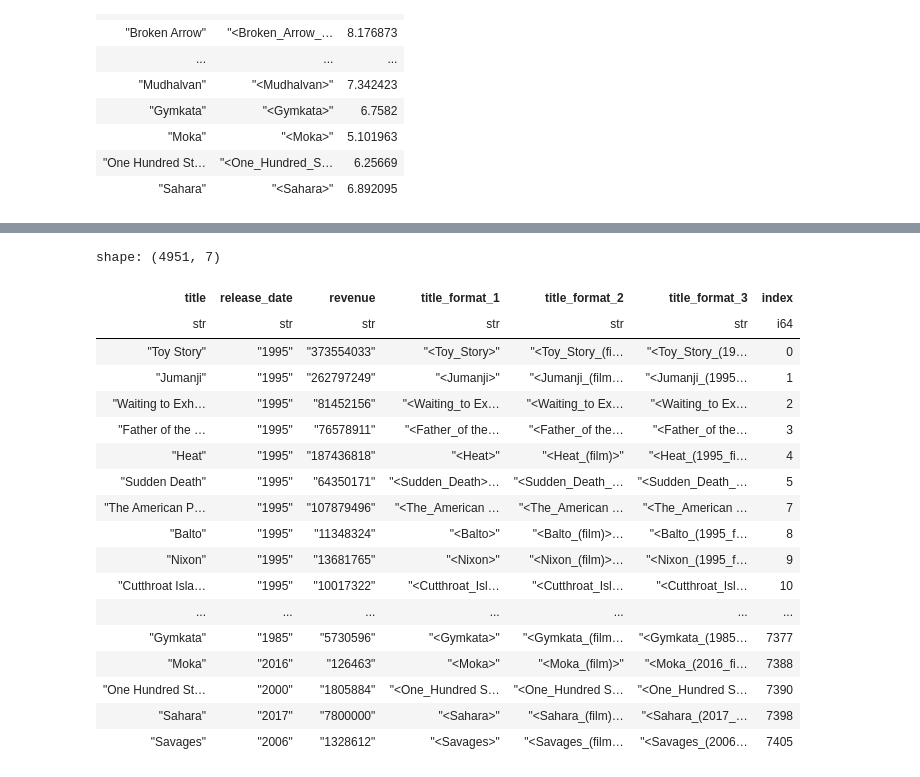
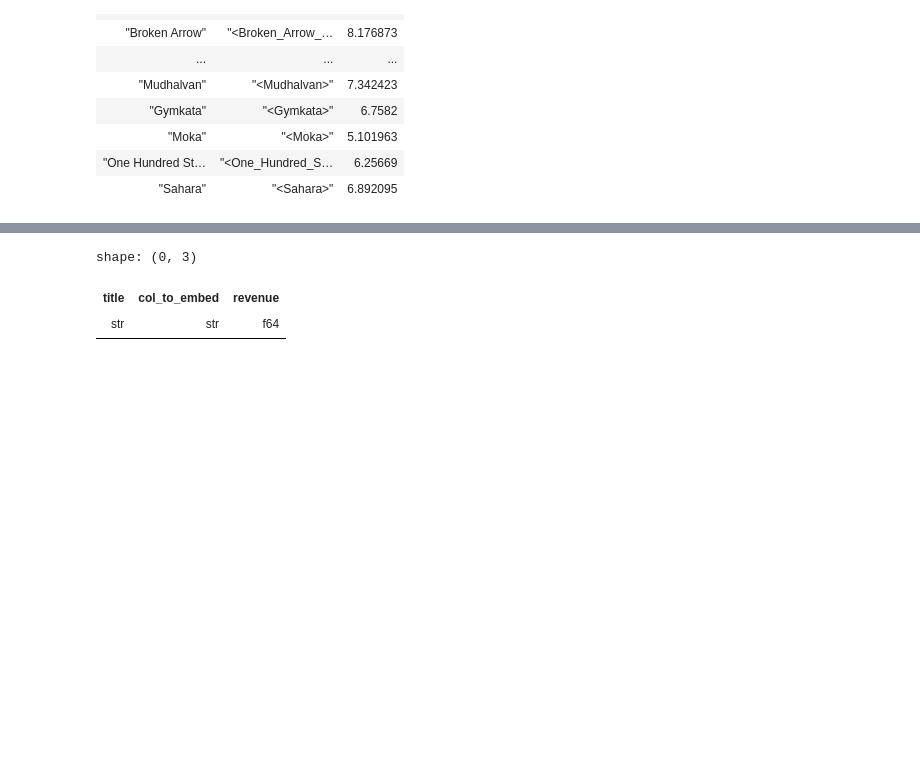
Before and after one commit to rcap107/YADL, a Jupyter notebook: notebooks/Eval KEN datasets.ipynb, the cells around one changed output, grey strips where cells are left out. Drawn from its saved outputs; the diff is of its cells as text; code cells hidden in the pictures; blank space fills up the shorter version.

Commit message:
Finished notebook for preparing the datasets.

```diff
--- a/notebooks/Eval KEN datasets.ipynb
+++ b/notebooks/Eval KEN datasets.ipynb
@@ -28,7 +30,21 @@ yago_path = Path("/storage/store3/work/jstojano/yago3/")
 facts_path = Path(yago_path, "facts_parquet/yago_updated_2022_part2")
 fname = "yagoFacts"
 yagofacts_path = Path(facts_path, f"{fname}.tsv.parquet")
-yagofacts = utils.import_from_yago(yagofacts_path, engine="polars")
+yagofacts_categorical = utils.import_from_yago(yagofacts_path, engine="polars")
+fname = "yagoLiteralFacts"
+yagoliteralfacts_path = Path(facts_path, f"{fname}.tsv.parquet")
+yagofacts_numerical = utils.import_from_yago(yagoliteralfacts_path, engine="polars")
+fname = "yagoDateFacts"
+yagodatefacts_path = Path(facts_path, f"{fname}.tsv.parquet")
+yagofacts_dates = utils.import_from_yago(yagodatefacts_path, engine="polars")
+
+yagofacts = pl.concat(
+    [
+        yagofacts_categorical,
+        yagofacts_numerical,
+        yagofacts_dates
+    ]
+)
 # %% [markdown]
 # US Accidents dataset
 # %% [markdown]
@@ -285,9 +333,24 @@ mapping_to_yago=mapping_to_yago.with_columns(
 # %%
 tgt_indices = []
+selected = []
 for jj in [3,2,1]:
     g1 = mapping_to_yago.filter(
         (pl.col(f"title_format_{jj}").is_in(yagofacts["subject"])) &
         (~pl.col(f"index").is_in(tgt_indices))
     ).select(pl.col("index"))
 
-    tgt_indices+=g1["index"].to_list()
+    tgt_indices=g1["index"].to_list()
+
+    newdf = mapping_to_yago.filter(
+        pl.col("index").is_in(tgt_indices)
+    ).select(
+        [
+            pl.col("title"),
+            pl.col(f"title_format_{jj}").alias("col_to_embed"),
+            pl.col("revenue").log10(),
+        ]
+    )
+    selected.append(newdf)
+
+df_final=pl.concat(selected)
+df_final.write_parquet(Path(dataset_dir, "movie-revenues-target.parquet"))
@@ -352,24 +435,8 @@ shape: (0, 6)
 # %%
-mapping_to_yago.filter(
-    pl.col("title").is_in(df_target_og["raw_entities"])
+df_final.filter(
+    ~(pl.col("col_to_embed").is_in(yagofacts["subject"]))
 )
 # %% [output]
-shape: (4951, 7)
+shape: (0, 3)
-| title | release_date | revenue | title_format_1 | title_format_2 | title_format_3 | index |
-| str | str | str | str | str | str | i64 |
-| "Toy Story" | "1995" | "373554033" | "<Toy_Story>" | "<Toy_Story_(fi… | "<Toy_Story_(19… | 0 |
-| "Jumanji" | "1995" | "262797249" | "<Jumanji>" | "<Jumanji_(film… | "<Jumanji_(1995… | 1 |
-| "Waiting to Exh… | "1995" | "81452156" | "<Waiting_to Ex… | "<Waiting_to Ex… | "<Waiting_to Ex… | 2 |
-| "Father of the … | "1995" | "76578911" | "<Father_of the… | "<Father_of the… | "<Father_of the… | 3 |
-| "Heat" | "1995" | "187436818" | "<Heat>" | "<Heat_(film)>" | "<Heat_(1995_fi… | 4 |
-| "Sudden Death" | "1995" | "64350171" | "<Sudden_Death>… | "<Sudden_Death_… | "<Sudden_Death_… | 5 |
-| "The American P… | "1995" | "107879496" | "<The_American … | "<The_American … | "<The_American … | 7 |
-| "Balto" | "1995" | "11348324" | "<Balto>" | "<Balto_(film)>… | "<Balto_(1995_f… | 8 |
-| "Nixon" | "1995" | "13681765" | "<Nixon>" | "<Nixon_(film)>… | "<Nixon_(1995_f… | 9 |
-| "Cutthroat Isla… | "1995" | "10017322" | "<Cutthroat_Isl… | "<Cutthroat_Isl… | "<Cutthroat_Isl… | 10 |
-| ... | ... | ... | ... | ... | ... | ... |
-| "Gymkata" | "1985" | "5730596" | "<Gymkata>" | "<Gymkata_(film… | "<Gymkata_(1985… | 7377 |
-| "Moka" | "2016" | "126463" | "<Moka>" | "<Moka_(film)>" | "<Moka_(2016_fi… | 7388 |
-| "One Hundred St… | "2000" | "1805884" | "<One_Hundred S… | "<One_Hundred S… | "<One_Hundred S… | 7390 |
-| "Sahara" | "2017" | "7800000" | "<Sahara>" | "<Sahara_(film)… | "<Sahara_(2017_… | 7398 |
-| "Savages" | "2006" | "1328612" | "<Savages>" | "<Savages_(film… | "<Savages_(2006… | 7405 |
+| title | col_to_embed | revenue |
+| str | str | f64 |
```
Also changed, not shown: parts of 23 cells of this notebook.
